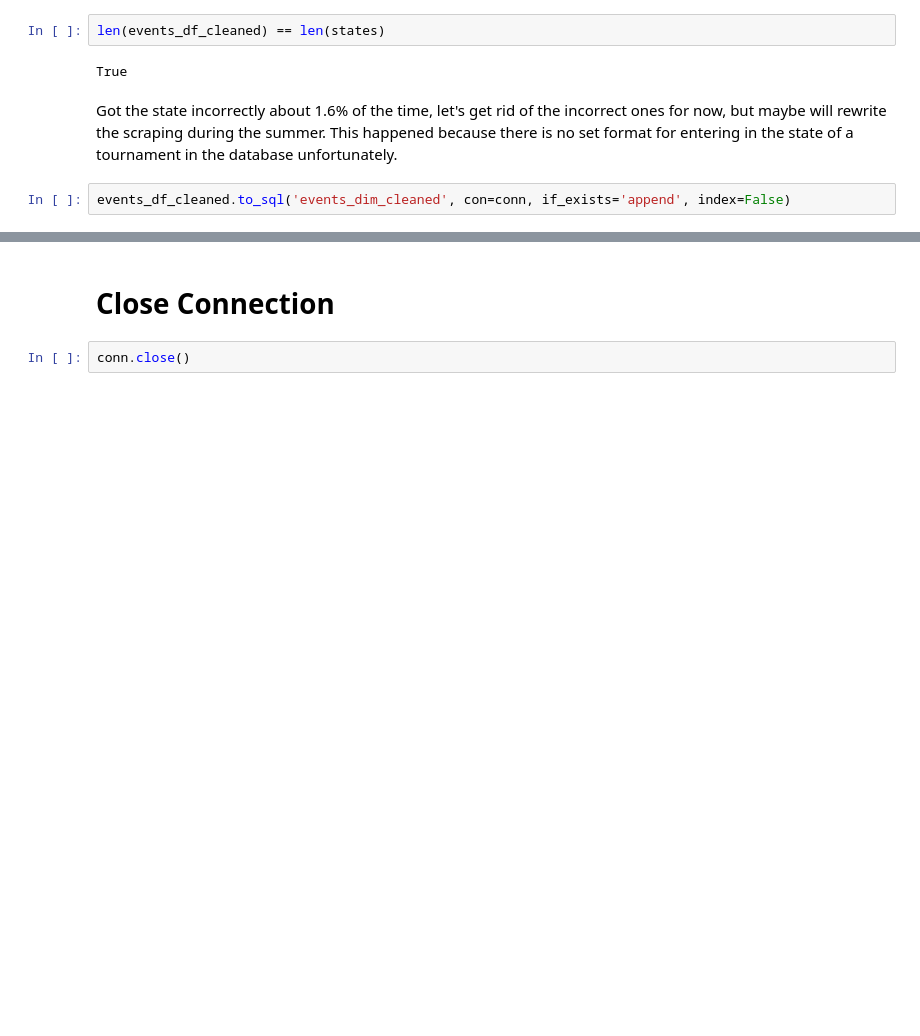
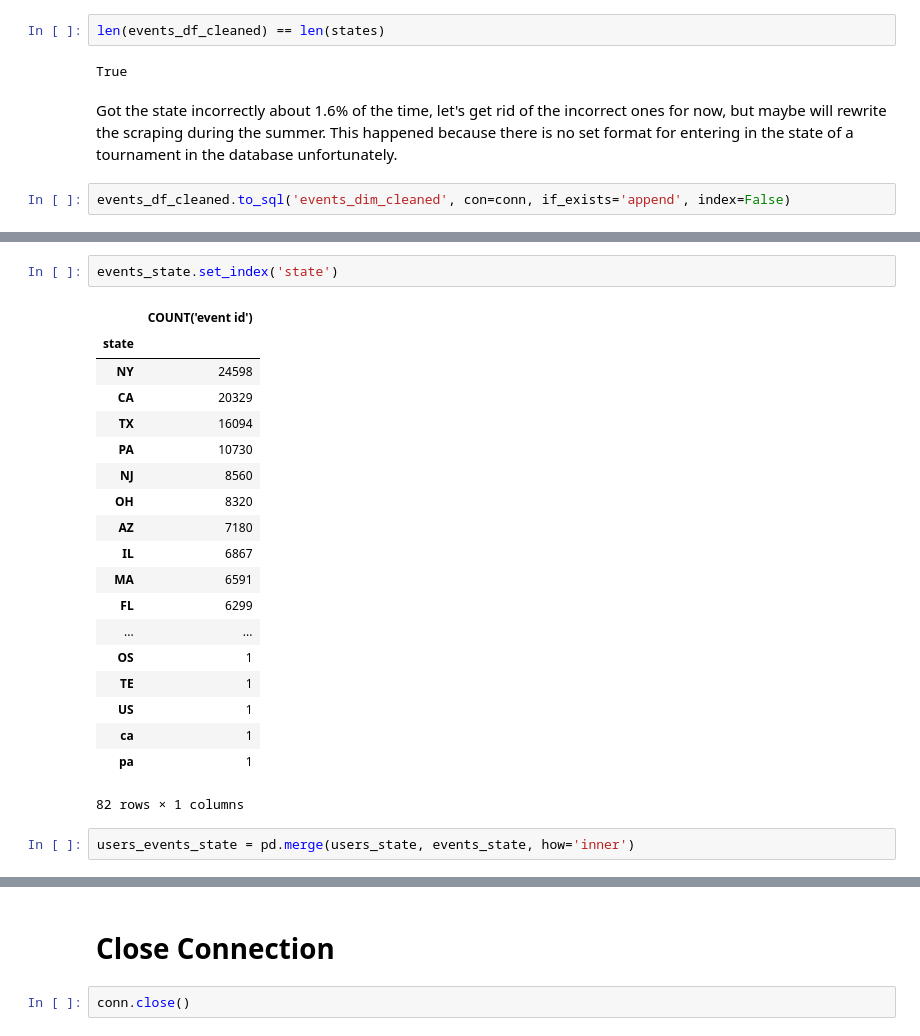
Before and after one commit to AstroBoy1/chess-ds, a Jupyter notebook: chess_exploration.ipynb, the cells around one changed output, grey strips where cells are left out. Drawn from its saved outputs; the diff is of its cells as text; blank space fills up the shorter version.

```diff
--- a/chess_exploration.ipynb
+++ b/chess_exploration.ipynb
@@ -580,0 +629,24 @@ events_df_cleaned.to_sql('events_dim_cleaned', con=conn, if_exists='append', ind
+# %%
+events_state.set_index('state')
+# %% [output]
+|  | COUNT('event id') |
+| state |  |
+| NY | 24598 |
+| CA | 20329 |
+| TX | 16094 |
+| PA | 10730 |
+| NJ | 8560 |
+| OH | 8320 |
+| AZ | 7180 |
+| IL | 6867 |
+| MA | 6591 |
+| FL | 6299 |
+| ... | ... |
+| OS | 1 |
+| TE | 1 |
+| US | 1 |
+| ca | 1 |
+| pa | 1 |
+82 rows × 1 columns
+# %%
+users_events_state = pd.merge(users_state, events_state, how='inner')
```
Also changed, not shown: parts of 11 cells of this notebook, 5 other files.
